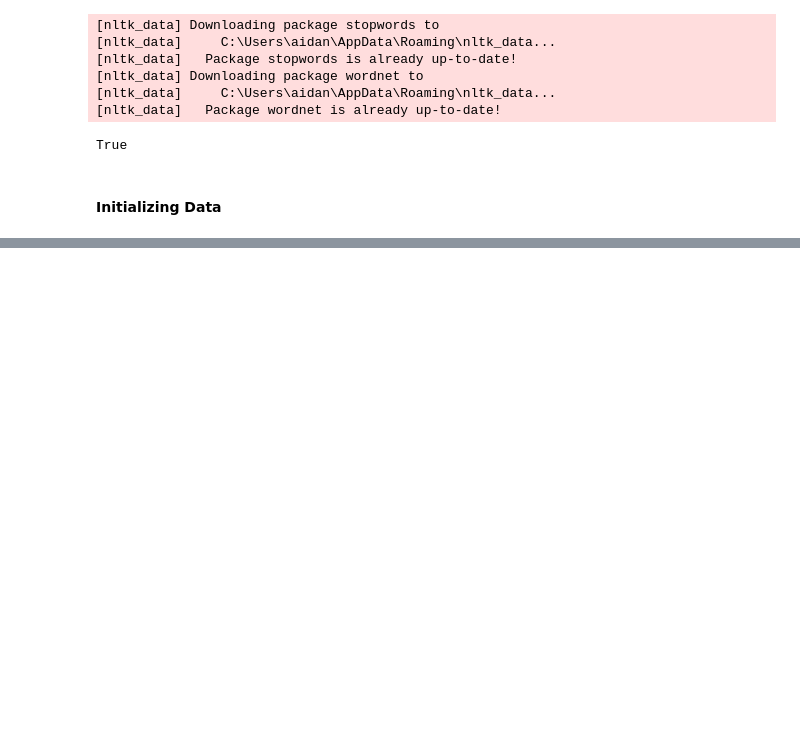
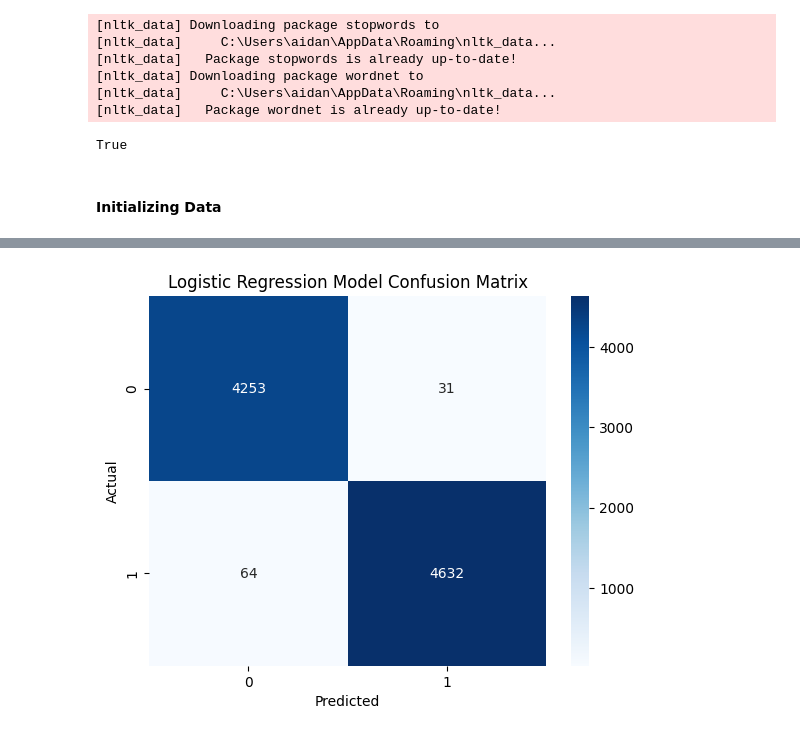
Before and after one commit to ajace13/Data-Ethics-Misinformation-Project, a Jupyter notebook: analysis.ipynb, the cells around one changed output, grey strips where cells are left out. Saved outputs shown, nothing was run; the diff lists cells and outputs as text; code cells hidden in the pictures; blank space fills up the shorter version.

```diff
--- a/analysis.ipynb
+++ b/analysis.ipynb
@@ -41,3 +41,14 @@ True
 #### Initializing Data
 # %%
 # upload datasets
+fake = pd.read_csv("Data\Fake.csv")
+fake_df = pd.DataFrame(fake)
+
+real = pd.read_csv("Data\True.csv")
+real_df = pd.DataFrame(real)
+
+fake_df['label'] = 1
+real_df['label'] = 0
+
+combined_df = pd.concat([fake_df, real_df], axis=0).reset_index(drop=True)
+combined_df
@@ -51,0 +164,9 @@ True
+# %%
+lr_model = LogisticRegression()
+lr_model.fit(X_train, y_train)
+
+import time
+
+time.sleep(52)
+y_pred_lr = lr_model.predict(X_test)
+print(classification_report(y_test, y_pred_lr))
@@ -51,0 +182,9 @@ True
+# %%
+lr_cm = confusion_matrix(y_test, y_pred_lr)
+sns.heatmap(lr_cm, annot=True, fmt='d', cmap='Blues')
+plt.title('Logistic Regression Model Confusion Matrix')
+plt.xlabel('Predicted')
+plt.ylabel('Actual')
+plt.show()
+# %% [output]
+[figure, added]
```
Also changed, not shown: parts of 12 cells of this notebook, 3 other files.
